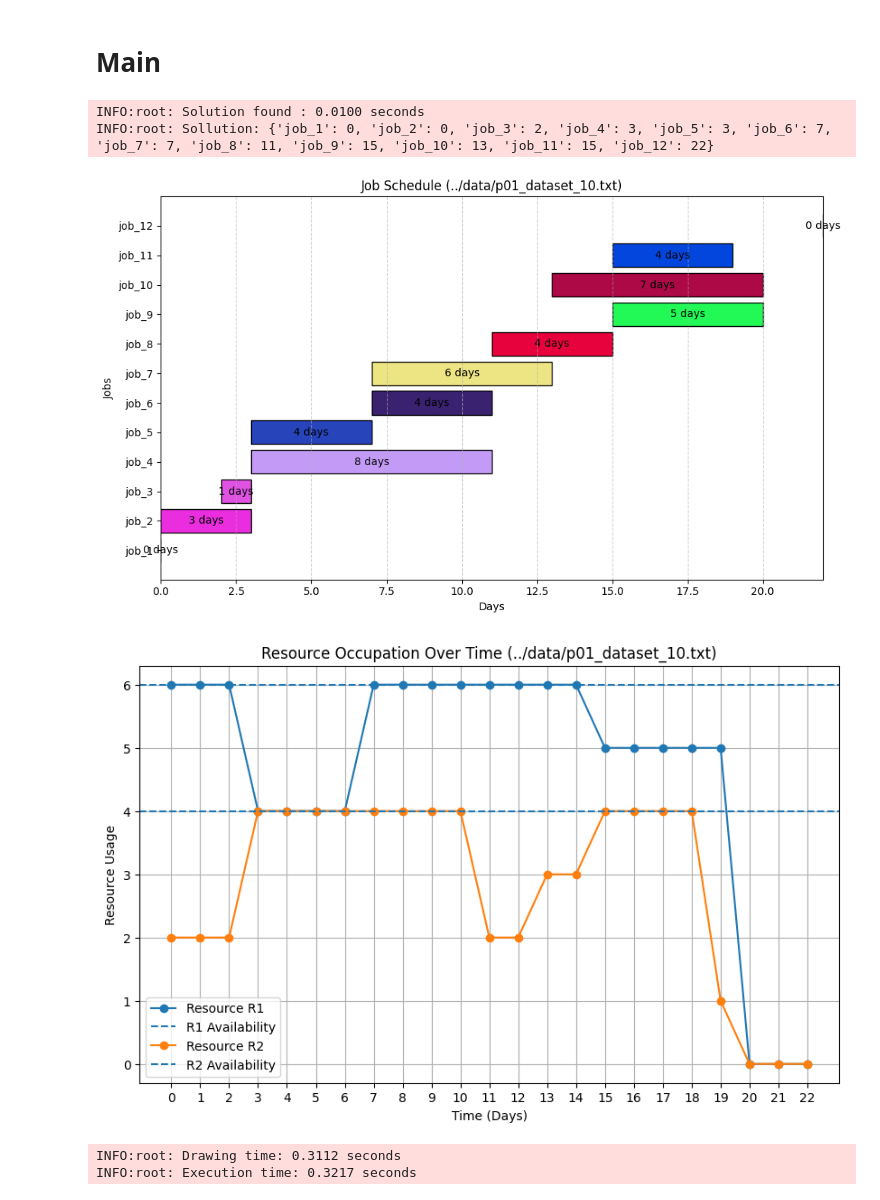
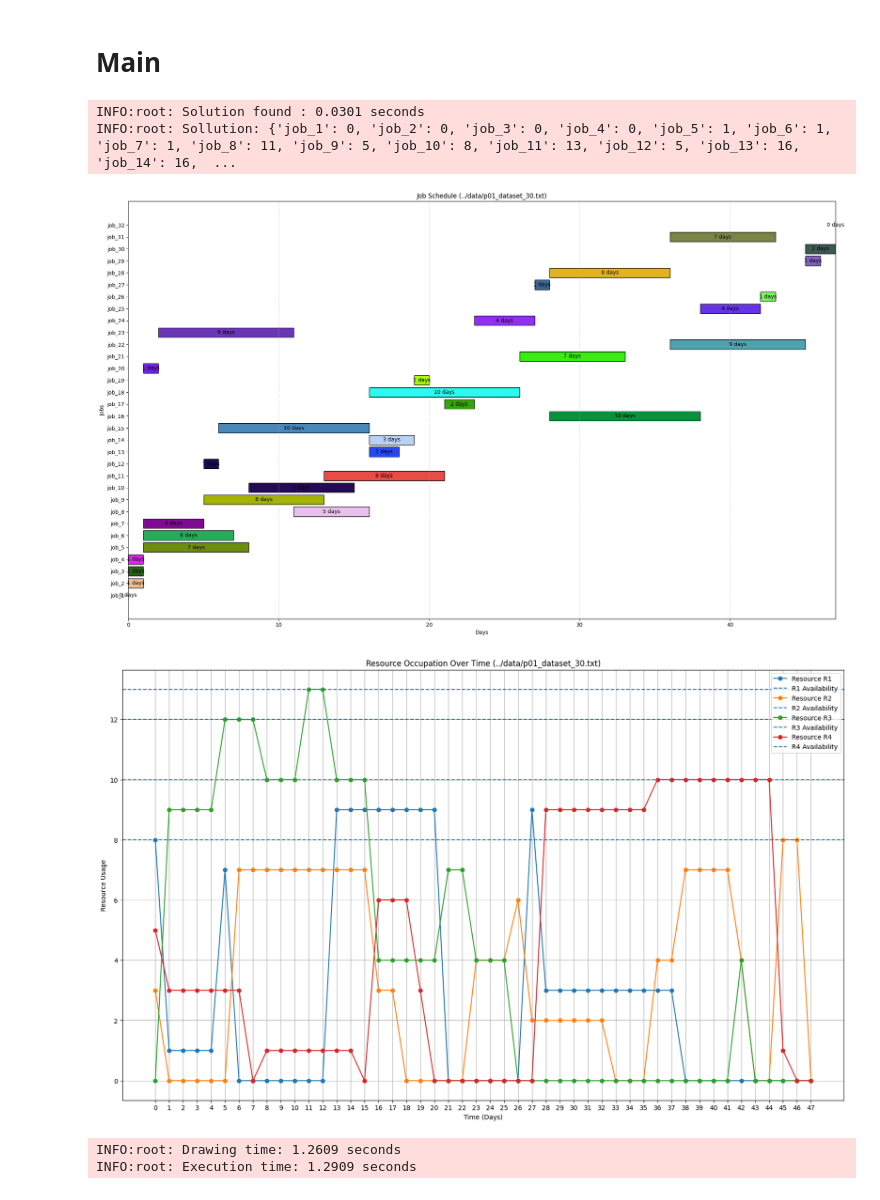
Before and after one commit to Gutelvam/AIFundamentsClass, a Jupyter notebook: notebooks/Assessment_1_ortools.ipynb, the cells around one changed output. Cells and saved outputs as stored; diff of their text form; code cells hidden in the pictures.

Commit message:
Fixed dueTime limitation

```diff
--- a/notebooks/Assessment_1_ortools.ipynb
+++ b/notebooks/Assessment_1_ortools.ipynb
@@ -231,9 +231,7 @@ def parse_file(file) -> ProjectData:
 # %%
 def define_problem(data: ProjectData):
     model: cp_model.CpModel = cp_model.CpModel()
-    longest_project = max(
-        data.projects_summary, key=lambda summary: summary.due_date
-    ).due_date
+    horizon = data.general_info.horizon
 
     # Define variables for start times
     start_times = {}
@@ -242,11 +240,11 @@ def define_problem(data: ProjectData):
 
     for job in data.precedence_relations:
         start_times[job.job_number] = model.NewIntVar(
-            0, longest_project, f"start_job_{job.job_number}"
+            0, horizon, f"start_job_{job.job_number}"
         )
         duration = data.durations_resources[job.job_number - 1].duration
         end_times[job.job_number] = model.NewIntVar(
-            0, longest_project, f"end_job_{job.job_number}"
+            0, horizon, f"end_job_{job.job_number}"
         )
         intervals[job.job_number] = model.NewIntervalVar(
             start_times[job.job_number],
@@ -254,14 +252,12 @@ def define_problem(data: ProjectData):
             end_times[job.job_number],
             f"interval_job_{job.job_number}",
         )
+        model.Add(end_times[job.job_number] == start_times[job.job_number] + duration)
 
     # Add precedence constraints
     for job in data.precedence_relations:
-        start_var = start_times[job.job_number]
         for successor in job.successors:
-            duration = data.durations_resources[job.job_number - 1].duration
-            successor_var = start_times[successor]
-            model.Add(start_var + duration <= successor_var)
+            model.Add(end_times[job.job_number] <= start_times[successor])
 
     # Add resource constraints
     for resource_name, resource_availability in data.resource_availability.items():
@@ -282,6 +278,15 @@ def define_problem(data: ProjectData):
                 capacity=resource_availability.quantity,
             )
 
+    # Define makespan variable
+    makespan = model.NewIntVar(0, horizon, "makespan")
+
+    # Constrain makespan to be the maximum of all end times
+    for job in data.precedence_relations:
+        model.Add(makespan >= end_times[job.job_number])
+
+    # Set the objective to minimize makespan
+    model.Minimize(makespan)
 
     return model, start_times
 # %%
@@ -312,7 +317,7 @@ def draw_solution(solution, pData: ProjectData, file_path: str):
     duration = [pData.durations_resources[int(job.split('_')[1]) - 1].duration for job in job_names]
 
     # Plot the Gantt chart
-    fig, ax = plt.subplots(figsize=(10, 6))
+    fig, ax = plt.subplots(figsize=(20, 12))
 
     # Generate a list of random colors
     colors = [random_color() for _ in job_names]
@@ -355,7 +360,7 @@ def plot_resource_usage(solution, project_data: ProjectData, file_path: str):
 
     # Plot the resource usage
     time_slots = range(horizon)
-    plt.figure(figsize=(10, 6))
+    plt.figure(figsize=(20, 12))
 
     for resource, usage in resource_usage.items():
         # Plot resource usage
@@ -387,40 +392,40 @@ logger.setLevel(logging.DEBUG)
 
 start_time = time()
 # Modify this path to the correct dataSet location
-file_path :str = "../data/p01_dataset_10.txt"
+file_path :str = "../data/p01_dataset_30.txt"
 
 with open(file_path, "r") as file:
 		proj_data: ProjectData = parse_file(file)
 
 		model, start_times = define_problem(proj_data)
 		solver = cp_model.CpSolver()
 
 		status = solver.Solve(model)
 		if status in (cp_model.OPTIMAL, cp_model.FEASIBLE):
 				solution = extract_solution(solver, start_times, proj_data)
 
 		get_solution_time = time()
 		logging.info(
 				f" Solution found : {(get_solution_time - start_time):.4f} seconds"
 		)
 
 		if solution:
 			logging.info( f" Sollution: {solution}" )
 
 			draw_solution(solution, proj_data, file_path)
 			plot_resource_usage(solution, proj_data, file_path)
 
 			logging.info(
 				f" Drawing time: {(time() - get_solution_time):.4f} seconds"
 			)
 
 
 end_time = time()
 logging.info(f" Execution time: {(end_time - start_time):.4f} seconds")
 # %% [output]
-INFO:root: Solution found : 0.0100 seconds
-INFO:root: Sollution: {'job_1': 0, 'job_2': 0, 'job_3': 2, 'job_4': 3, 'job_5': 3, 'job_6': 7, 'job_7': 7, 'job_8': 11, 'job_9': 15, 'job_10': 13, 'job_11': 15, 'job_12': 22}
+INFO:root: Solution found : 0.0301 seconds
+INFO:root: Sollution: {'job_1': 0, 'job_2': 0, 'job_3': 0, 'job_4': 0, 'job_5': 1, 'job_6': 1, 'job_7': 1, 'job_8': 11, 'job_9': 5, 'job_10': 8, 'job_11': 13, 'job_12': 5, 'job_13': 16, 'job_14': 16,  ...
-[figure, old version]
+[figure, new version]
-[figure, old version]
+[figure, new version]
-INFO:root: Drawing time: 0.3112 seconds
-INFO:root: Execution time: 0.3217 seconds
+INFO:root: Drawing time: 1.2609 seconds
+INFO:root: Execution time: 1.2909 seconds
```
Also changed, not shown: parts of 1 cell of this notebook, 5 other files.
